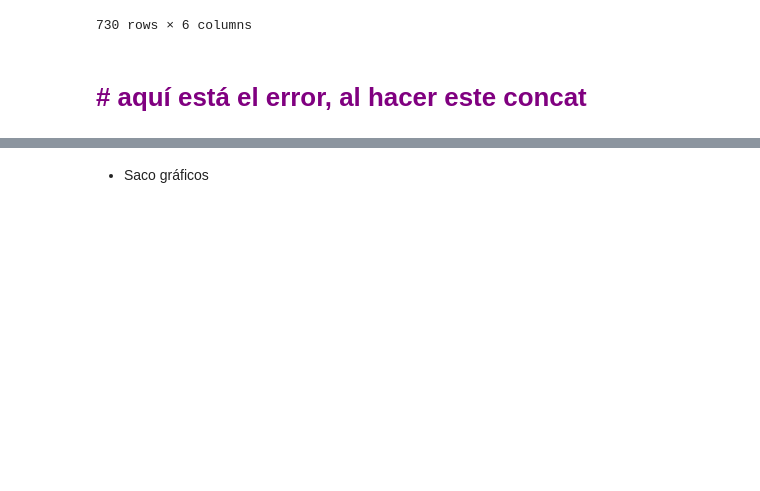
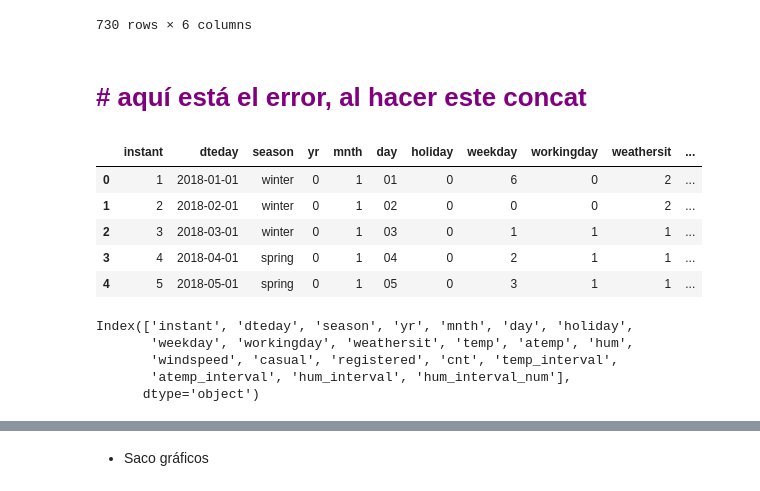
Before and after one commit to Adalab/project-da-promo-A-module-3-team-1, a Jupyter notebook: Proyecto_Final_Lara.ipynb, the cells around one changed output, grey strips where cells are left out. Cells and saved outputs as stored; diff of their text form; code cells hidden in the pictures; blank space fills up the shorter version.

```diff
--- a/Proyecto_Final_Lara.ipynb
+++ b/Proyecto_Final_Lara.ipynb
@@ -510,4 +507,23 @@ df_interval
 730 rows × 6 columns
 # %% [markdown]
 # <font color='purple'> # aquí está el error, al hacer este concat
+# %%
+pd.options.display.max_columns = False
+# %%
+df_bike.head()
+# %% [output]
+|  | instant | dteday | season | yr | mnth | day | holiday | weekday | workingday | weathersit | ... |
+| 0 | 1 | 2018-01-01 | winter | 0 | 1 | 01 | 0 | 6 | 0 | 2 | ... |
+| 1 | 2 | 2018-02-01 | winter | 0 | 1 | 02 | 0 | 0 | 0 | 2 | ... |
+| 2 | 3 | 2018-03-01 | winter | 0 | 1 | 03 | 0 | 1 | 1 | 1 | ... |
+| 3 | 4 | 2018-04-01 | spring | 0 | 1 | 04 | 0 | 2 | 1 | 1 | ... |
+| 4 | 5 | 2018-05-01 | spring | 0 | 1 | 05 | 0 | 3 | 1 | 1 | ... |
+# %%
+df_bike.columns
+# %% [output]
+Index(['instant', 'dteday', 'season', 'yr', 'mnth', 'day', 'holiday',
+       'weekday', 'workingday', 'weathersit', 'temp', 'atemp', 'hum',
+       'windspeed', 'casual', 'registered', 'cnt', 'temp_interval',
+       'atemp_interval', 'hum_interval', 'hum_interval_num'],
+      dtype='object')
 # %%
```
Also changed, not shown: parts of 17 cells of this notebook.
